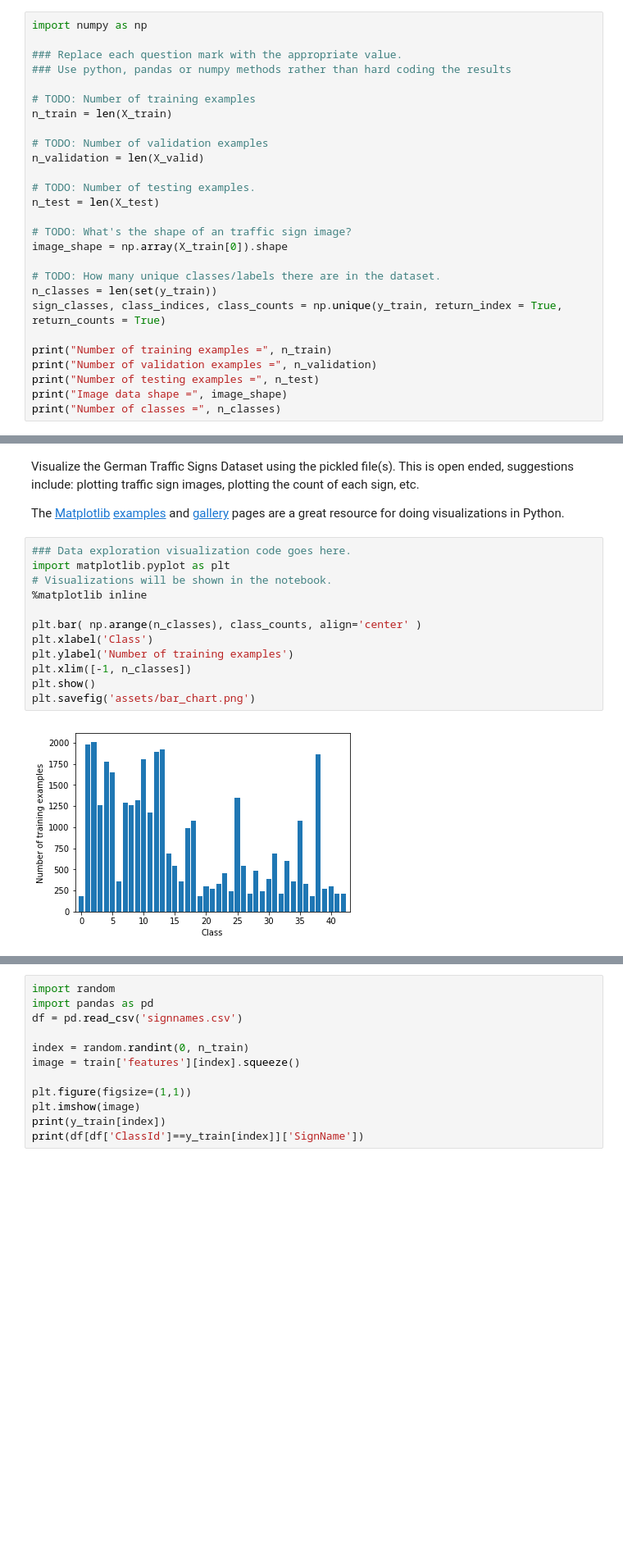
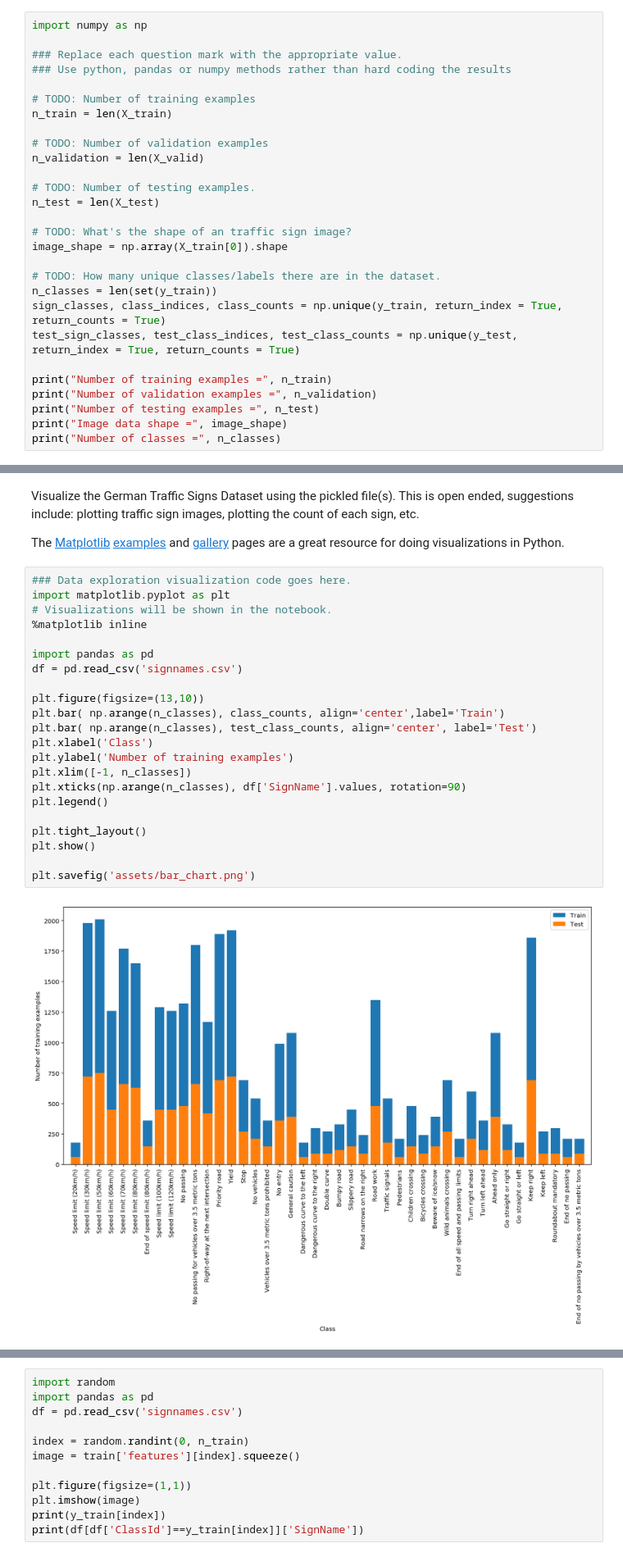
Before and after one commit to mdalai/self-driving-car-traffic-sign-classifier, a Jupyter notebook: Traffic_Sign_Classifier.ipynb, the cells around one changed output, grey strips where cells are left out. Shown: that part at 82% size. Cells and saved outputs as stored; diff of their text form; blank space fills up the shorter version.

```diff
--- a/Traffic_Sign_Classifier.ipynb
+++ b/Traffic_Sign_Classifier.ipynb
@@ -84,6 +84,7 @@ image_shape = np.array(X_train[0]).shape
 # TODO: How many unique classes/labels there are in the dataset.
 n_classes = len(set(y_train))
 sign_classes, class_indices, class_counts = np.unique(y_train, return_index = True, return_counts = True)
+test_sign_classes, test_class_indices, test_class_counts = np.unique(y_test, return_index = True, return_counts = True)
 
 print("Number of training examples =", n_train)
 print("Number of validation examples =", n_validation)
@@ -105,17 +106,27 @@ The [Matplotlib](http://matplotlib.org/) [examples](http://matplotlib.org/exampl
 # %%
 ### Data exploration visualization code goes here.
 import matplotlib.pyplot as plt
 # Visualizations will be shown in the notebook.
 %matplotlib inline
 
-plt.bar( np.arange(n_classes), class_counts, align='center' )
+import pandas as pd
+df = pd.read_csv('signnames.csv')
+
+plt.figure(figsize=(13,10))
+plt.bar( np.arange(n_classes), class_counts, align='center',label='Train')
+plt.bar( np.arange(n_classes), test_class_counts, align='center', label='Test')
 plt.xlabel('Class')
 plt.ylabel('Number of training examples')
 plt.xlim([-1, n_classes])
+plt.xticks(np.arange(n_classes), df['SignName'].values, rotation=90)
+plt.legend()
+
+plt.tight_layout()
 plt.show()
+
 plt.savefig('assets/bar_chart.png')
 # %% [output]
-[figure, old version]
+[figure, new version]
 <matplotlib.figure.Figure at 0x...>
 # %%
 import random
```
Also changed, not shown: parts of 10 cells of this notebook, 13 other files.
